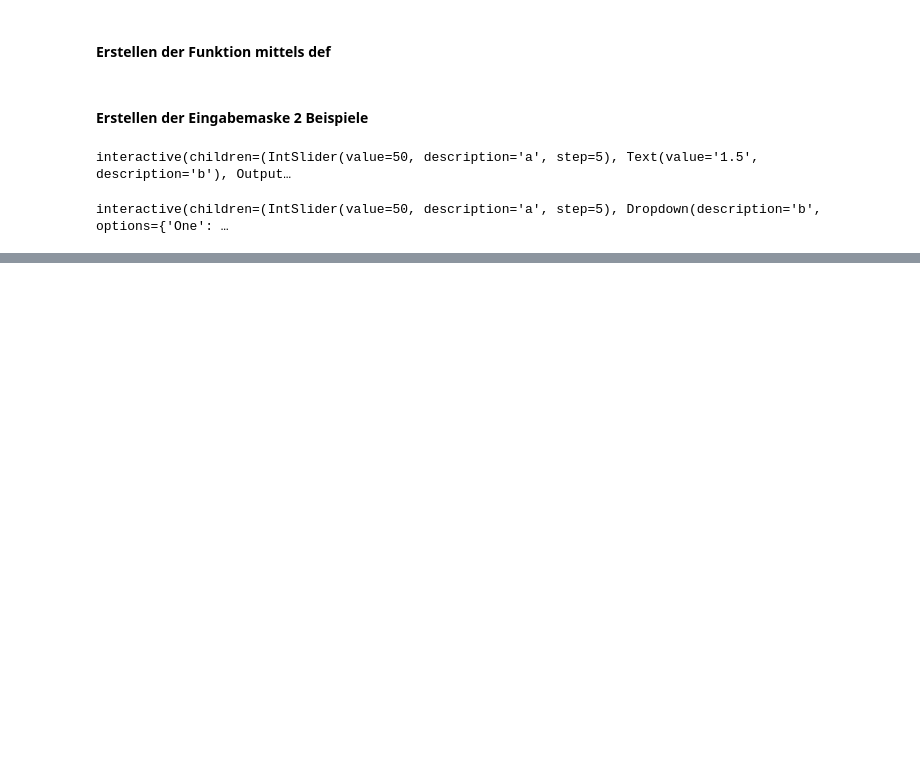
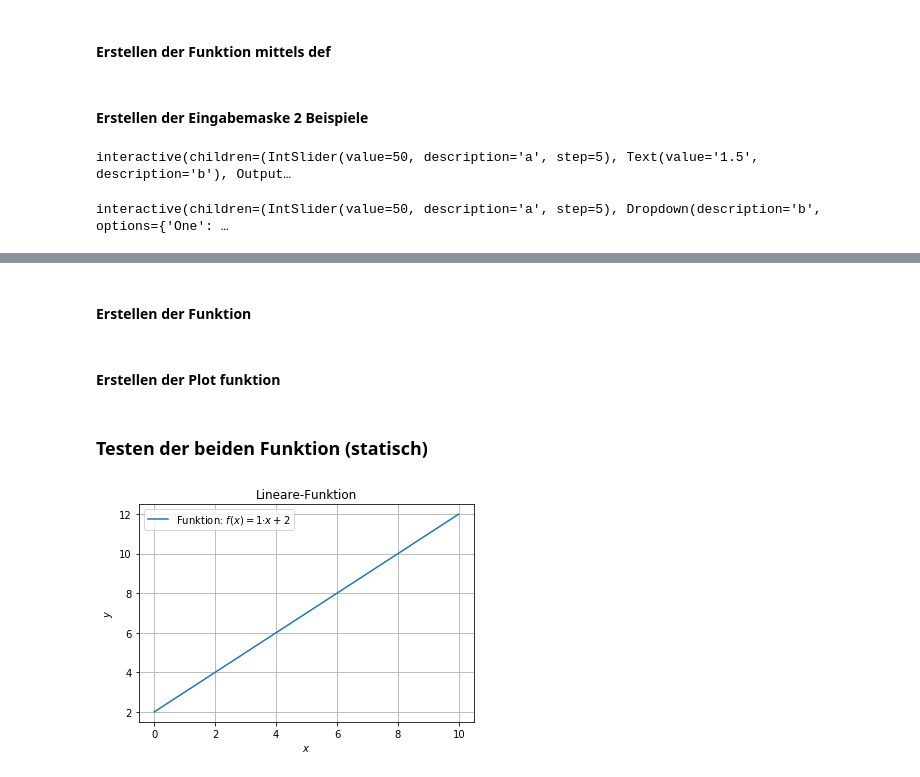
Before and after one commit to poschgitrepo/wmd, a Jupyter notebook: howto.ipynb, the cells around one changed output, grey strips where cells are left out. Drawn from its saved outputs; the diff is of its cells as text; code cells hidden in the pictures; blank space fills up the shorter version.

```diff
--- a/howto.ipynb
+++ b/howto.ipynb
@@ -111,0 +136,37 @@ interactive(children=(IntSlider(value=50, description='a', step=5), Dropdown(des
+# %% [markdown]
+#### Erstellen der Funktion
+# %%
+def lin(a,b,x):
+    return a*x+b
+def quad(a,b,c,x):
+    return a*x**2+b*x+c
+# %% [markdown]
+#### Erstellen der Plot funktion
+# %%
+def funk_plot(Bereich,Funktion,a,b,c=0):
+    x=np.zeros(int(Bereich)*100)
+    y=np.zeros(int(Bereich)*100)
+    for i in range(0,int(Bereich)*100):
+        x[i]=i/100
+        if Funktion =='Linear':
+            y[i]=lin(a,b,x[i])
+            title='Lineare'
+            label='$f(x)=$'+str(a)+'$\cdot x+$'+str(b)
+        if Funktion =='Quadratisch':
+            y[i]=quad(a,b,c,x[i])
+            title='Quadratische'
+            label='$f(x)=$'+str(a)+'$\cdot x^2+$'+str(b)+'$\cdot x+$'+str(c)
+
+    plt.plot(x,y, label=r'Funktion: '+label)
+    plt.title(title+'-Funktion')
+    plt.xlabel('$x$')
+    plt.ylabel('$y$')
+    plt.legend()
+    plt.grid()
+    plt.show()
+# %% [markdown]
+### Testen der beiden Funktion (statisch)
+# %%
+funk_plot(10,'Linear',1,2)
+# %% [output]
+[figure, added]
```
Also changed, not shown: parts of 11 cells of this notebook, 4 other files.
